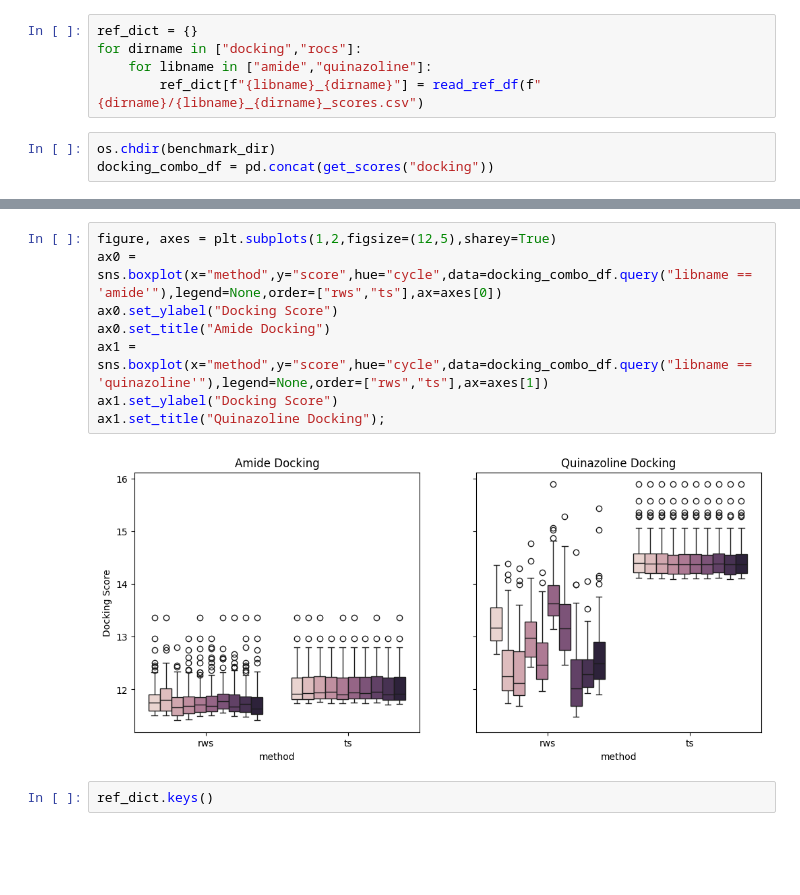
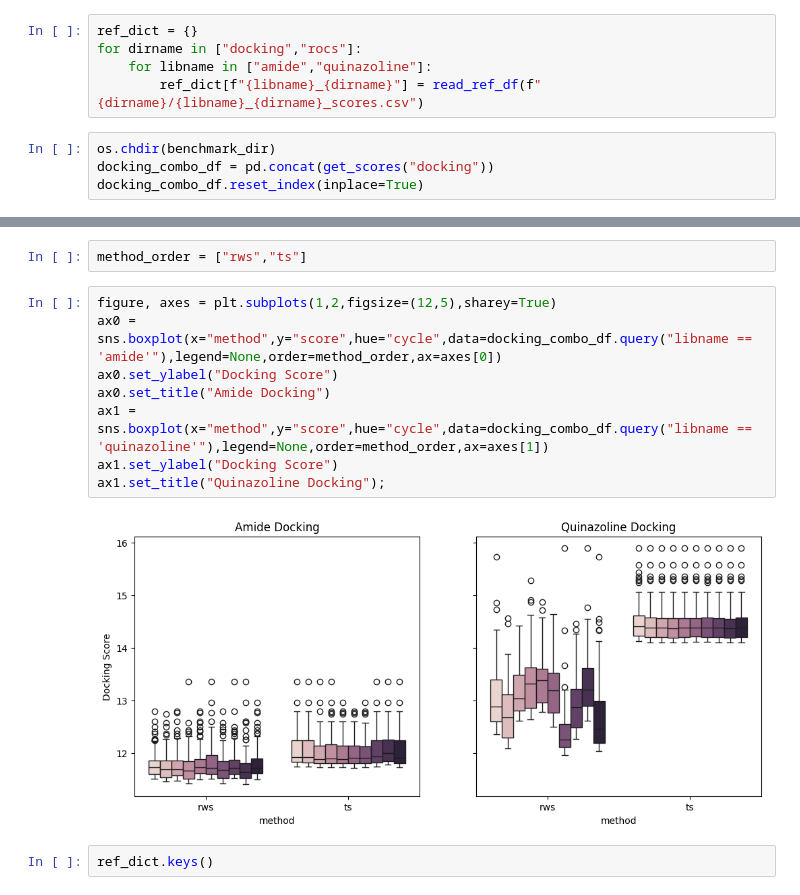
Before and after one commit to PatWalters/ts_benchmark, a Jupyter notebook: analyze_10_runs.ipynb, the cells around one changed output, grey strips where cells are left out. Drawn from its saved outputs; the diff is of its cells as text; blank space fills up the shorter version.

```diff
--- a/analyze_10_runs.ipynb
+++ b/analyze_10_runs.ipynb
@@ -56,3 +56,4 @@ for dirname in ["docking","rocs"]:
 # %%
 os.chdir(benchmark_dir)
 docking_combo_df = pd.concat(get_scores("docking"))
+docking_combo_df.reset_index(inplace=True)
@@ -59,13 +67,15 @@ docking_combo_df = pd.concat(get_scores("docking"))
+# %%
+method_order = ["rws","ts"]
 # %%
 figure, axes = plt.subplots(1,2,figsize=(12,5),sharey=True)
-ax0 = sns.boxplot(x="method",y="score",hue="cycle",data=docking_combo_df.query("libname == 'amide'"),legend=None,order=["rws","ts"],ax=axes[0])
+ax0 = sns.boxplot(x="method",y="score",hue="cycle",data=docking_combo_df.query("libname == 'amide'"),legend=None,order=method_order,ax=axes[0])
 ax0.set_ylabel("Docking Score")
 ax0.set_title("Amide Docking")
-ax1 = sns.boxplot(x="method",y="score",hue="cycle",data=docking_combo_df.query("libname == 'quinazoline'"),legend=None,order=["rws","ts"],ax=axes[1])
+ax1 = sns.boxplot(x="method",y="score",hue="cycle",data=docking_combo_df.query("libname == 'quinazoline'"),legend=None,order=method_order,ax=axes[1])
 ax1.set_ylabel("Docking Score")
 ax1.set_title("Quinazoline Docking");
 # %% [output]
-[figure, old version]
+[figure, new version]
 # %%
 ref_dict.keys()
 # %% [output]
```
Also changed, not shown: parts of 5 cells of this notebook, 17 other files.
